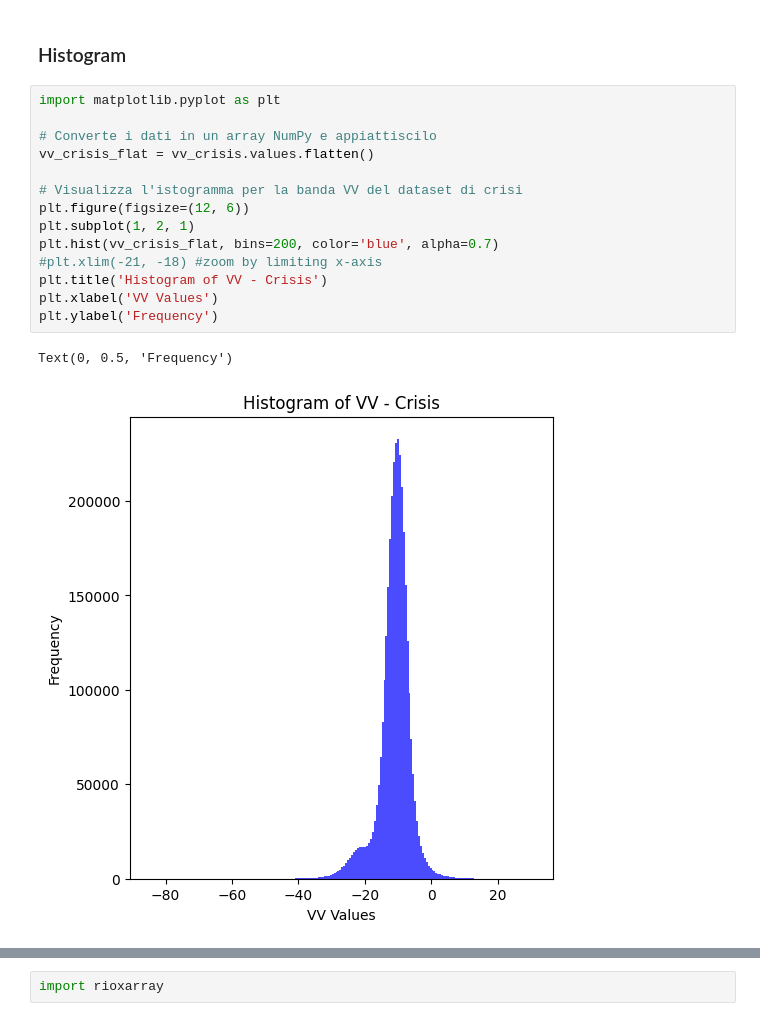
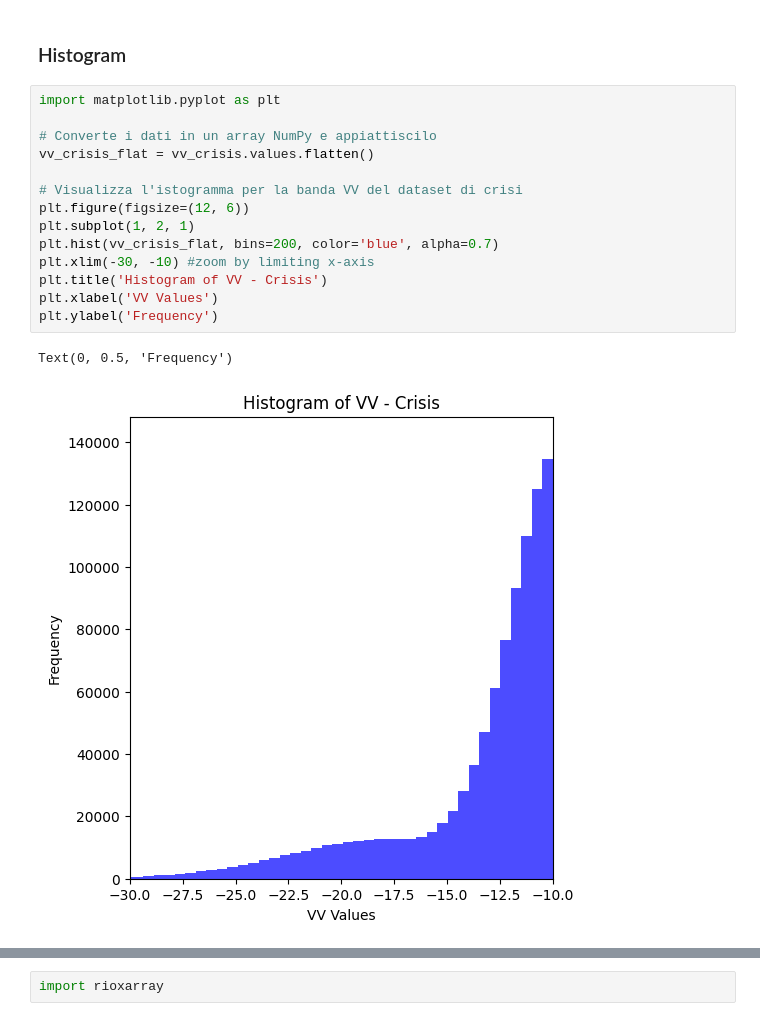
Before and after one commit to deinic/GeoCodes, a Jupyter notebook: S1_flood.ipynb, the cells around one changed output, grey strips where cells are left out. Saved outputs shown, nothing was run; the diff lists cells and outputs as text.

```diff
--- a/S1_flood.ipynb
+++ b/S1_flood.ipynb
@@ -76,18 +79,18 @@ vv_archive = s1_archive_ds['VV']
 # %%
 import matplotlib.pyplot as plt
 
 # Converte i dati in un array NumPy e appiattiscilo
 vv_crisis_flat = vv_crisis.values.flatten()
 
 # Visualizza l'istogramma per la banda VV del dataset di crisi
 plt.figure(figsize=(12, 6))
 plt.subplot(1, 2, 1)
 plt.hist(vv_crisis_flat, bins=200, color='blue', alpha=0.7)
-#plt.xlim(-21, -18) #zoom by limiting x-axis
+plt.xlim(-30, -10) #zoom by limiting x-axis
 plt.title('Histogram of VV - Crisis')
 plt.xlabel('VV Values')
 plt.ylabel('Frequency')
 # %% [output]
 Text(0, 0.5, 'Frequency')
-[figure, old version]
+[figure, new version]
 # %%
```
Also changed, not shown: parts of 25 cells of this notebook.
